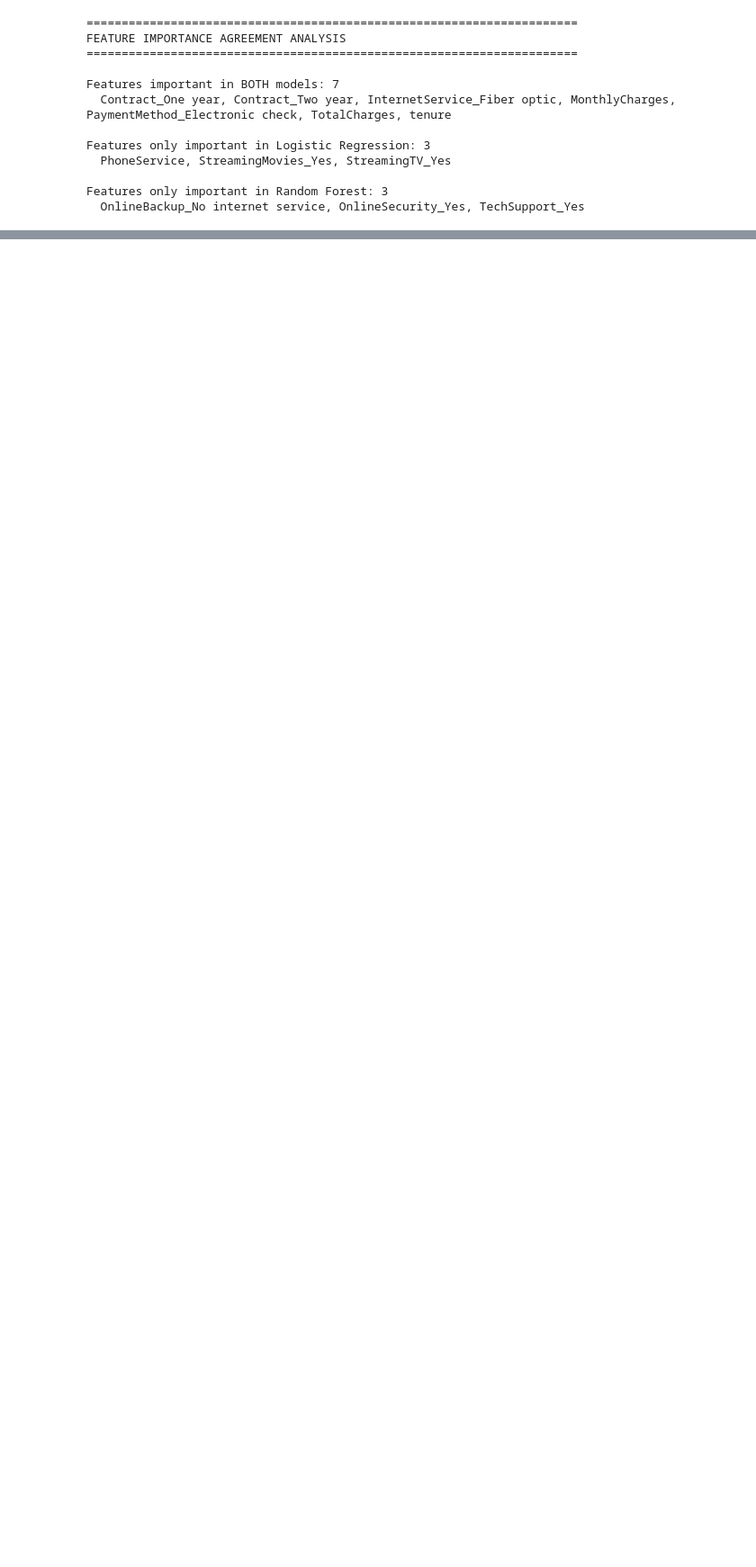
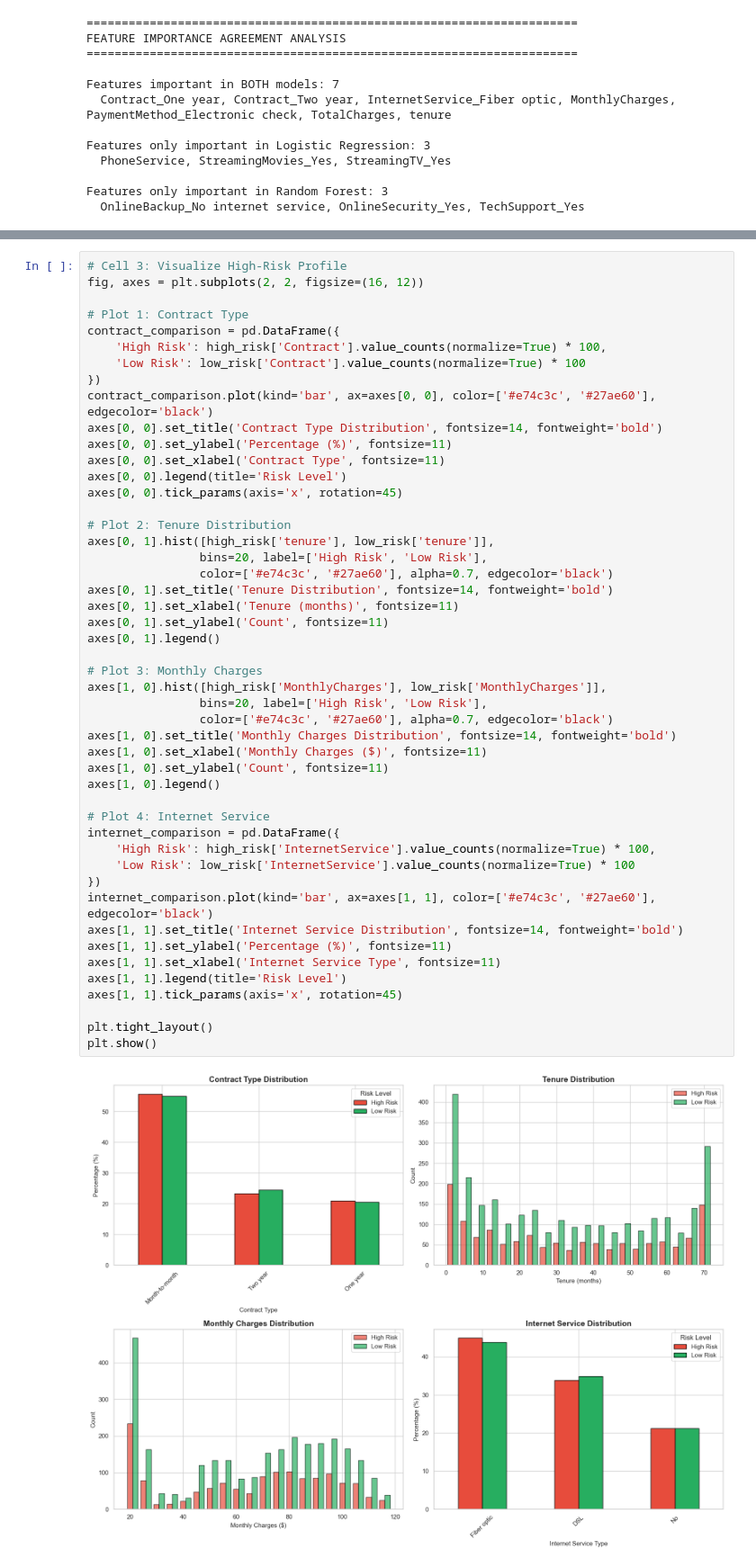
Before and after one commit to XCODESSS/Churn-Rate-Predictor, a Jupyter notebook: notebooks/eda.ipynb, the cells around one changed output, grey strips where cells are left out. Shown at 90% size. Cells and saved outputs as stored; diff of their text form; blank space fills up the shorter version.

```diff
--- a/notebooks/eda.ipynb
+++ b/notebooks/eda.ipynb
@@ -1654,0 +1747,50 @@ Features only important in Random Forest: 3
+# %%
+# Cell 3: Visualize High-Risk Profile
+fig, axes = plt.subplots(2, 2, figsize=(16, 12))
+
+# Plot 1: Contract Type
+contract_comparison = pd.DataFrame({
+    'High Risk': high_risk['Contract'].value_counts(normalize=True) * 100,
+    'Low Risk': low_risk['Contract'].value_counts(normalize=True) * 100
+})
+contract_comparison.plot(kind='bar', ax=axes[0, 0], color=['#e74c3c', '#27ae60'], edgecolor='black')
+axes[0, 0].set_title('Contract Type Distribution', fontsize=14, fontweight='bold')
+axes[0, 0].set_ylabel('Percentage (%)', fontsize=11)
+axes[0, 0].set_xlabel('Contract Type', fontsize=11)
+axes[0, 0].legend(title='Risk Level')
+axes[0, 0].tick_params(axis='x', rotation=45)
+
+# Plot 2: Tenure Distribution
+axes[0, 1].hist([high_risk['tenure'], low_risk['tenure']],
+                bins=20, label=['High Risk', 'Low Risk'],
+                color=['#e74c3c', '#27ae60'], alpha=0.7, edgecolor='black')
+axes[0, 1].set_title('Tenure Distribution', fontsize=14, fontweight='bold')
+axes[0, 1].set_xlabel('Tenure (months)', fontsize=11)
+axes[0, 1].set_ylabel('Count', fontsize=11)
+axes[0, 1].legend()
+
+# Plot 3: Monthly Charges
+axes[1, 0].hist([high_risk['MonthlyCharges'], low_risk['MonthlyCharges']],
+                bins=20, label=['High Risk', 'Low Risk'],
+                color=['#e74c3c', '#27ae60'], alpha=0.7, edgecolor='black')
+axes[1, 0].set_title('Monthly Charges Distribution', fontsize=14, fontweight='bold')
+axes[1, 0].set_xlabel('Monthly Charges ($)', fontsize=11)
+axes[1, 0].set_ylabel('Count', fontsize=11)
+axes[1, 0].legend()
+
+# Plot 4: Internet Service
+internet_comparison = pd.DataFrame({
+    'High Risk': high_risk['InternetService'].value_counts(normalize=True) * 100,
+    'Low Risk': low_risk['InternetService'].value_counts(normalize=True) * 100
+})
+internet_comparison.plot(kind='bar', ax=axes[1, 1], color=['#e74c3c', '#27ae60'], edgecolor='black')
+axes[1, 1].set_title('Internet Service Distribution', fontsize=14, fontweight='bold')
+axes[1, 1].set_ylabel('Percentage (%)', fontsize=11)
+axes[1, 1].set_xlabel('Internet Service Type', fontsize=11)
+axes[1, 1].legend(title='Risk Level')
+axes[1, 1].tick_params(axis='x', rotation=45)
+
+plt.tight_layout()
+plt.show()
+# %% [output]
+[figure, added]
```
Also changed, not shown: parts of 22 cells of this notebook, 1 other file.
